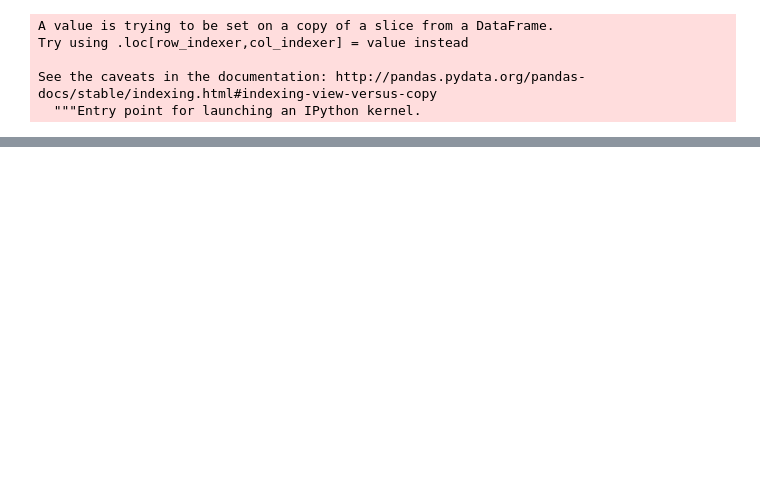
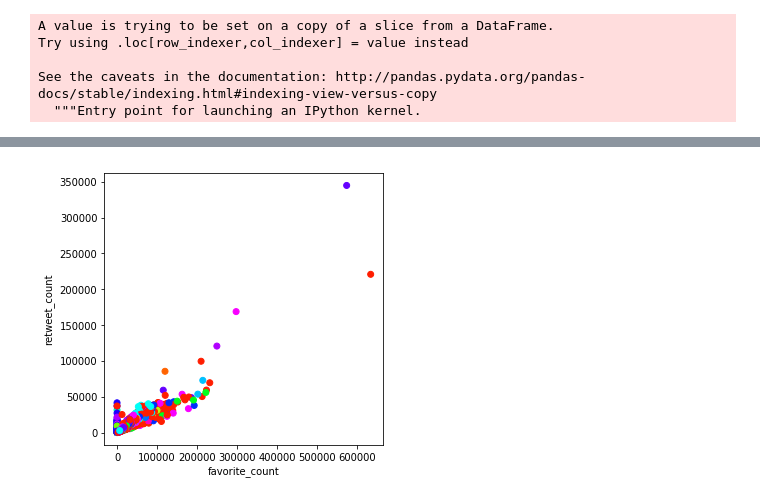
Before and after one commit to federikovi/WI4231-MathematicalDataScience, a Jupyter notebook: 02_K-Means_Trump.ipynb, the cells around one changed output, grey strips where cells are left out. Cells and saved outputs as stored; diff of their text form; code cells hidden in the pictures; blank space fills up the shorter version.

```diff
--- a/02_K-Means_Trump.ipynb
+++ b/02_K-Means_Trump.ipynb
@@ -137,0 +271,10 @@ Join us Saturday night- for the South Carolina Primary Watch Party!
+# %%
+plt.figure(figsize=(5, 5))
+plt.scatter(x=data_scrub_temp['favorite_count'], y=data_scrub_temp['retweet_count'],
+            c=data_scrub_temp['label_kmeans'], cmap='gist_rainbow')
+plt.xlabel('favorite_count')
+plt.ylabel('retweet_count')
+#plt.legend()
+plt.show()
+# %% [output]
+[figure, added]
```
Also changed, not shown: parts of 26 cells of this notebook.
